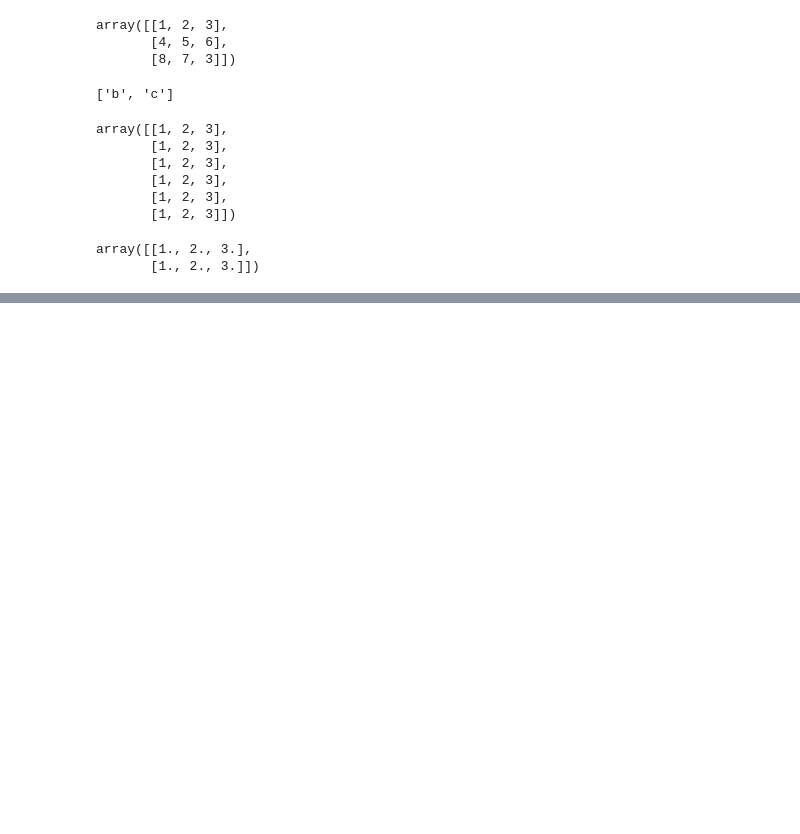
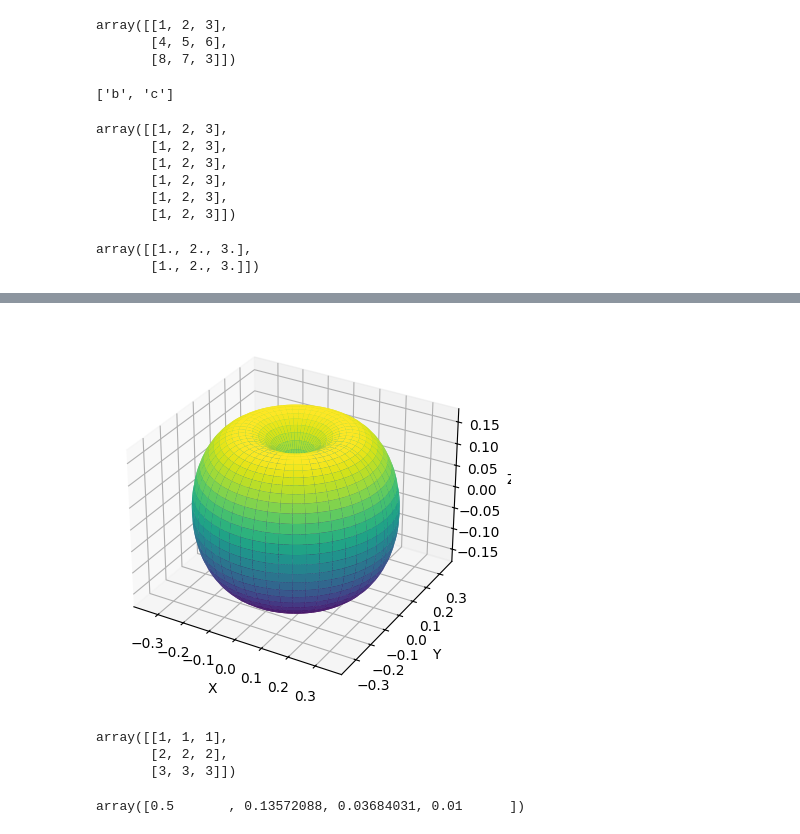
Before and after one commit to matthewjmuscat/biopsylocalization-python, a Jupyter notebook: python_files_dcm_meta_based/test_code.ipynb, the cells around one changed output, grey strips where cells are left out. Drawn from its saved outputs; the diff is of its cells as text; code cells hidden in the pictures; blank space fills up the shorter version.

```diff
--- a/python_files_dcm_meta_based/test_code.ipynb
+++ b/python_files_dcm_meta_based/test_code.ipynb
@@ -3193,0 +3946,13 @@ array([[1., 2., 3.],
+# %%
+def cartesian_to_spherical(x, y, z):
+    r = np.sqrt(x**2 + y**2 + z**2)
+    phi = np.arccos(z / r)
+    theta = np.arctan2(y, x)
+    return r, phi, theta
+
+# Example usage
+x = 1
+y = 0
+z = 0
+r, phi, theta = cartesian_to_spherical(x, y, z)
+print("Spherical coordinates (r, phi (pol), theta (azi)):", r, phi, theta)
@@ -3193,0 +4273,50 @@ array([[1., 2., 3.],
+# %%
+import numpy as np
+import matplotlib.pyplot as plt
+from mpl_toolkits.mplot3d import Axes3D
+from scipy.special import sph_harm
+
+def plot_spherical_function(coeffs, resolution=100):
+    theta, phi = np.linspace(0, np.pi, resolution), np.linspace(0, 2 * np.pi, resolution)
+    theta, phi = np.meshgrid(theta, phi)
+    Y_total = np.zeros_like(theta, dtype=np.complex128)
+
+    # Sum up the contributions of individual spherical harmonics
+    for l in range(int(np.sqrt(len(coeffs)))):
+        for m in range(-l, l + 1):
+            Y_lm = sph_harm(m, l, phi, theta)
+            Y_total += coeffs[l * (l + 1) + m] * Y_lm
+
+    # Convert spherical coordinates to Cartesian coordinates
+    x = np.abs(Y_total) * np.sin(theta) * np.cos(phi)
+    y = np.abs(Y_total) * np.sin(theta) * np.sin(phi)
+    z = np.abs(Y_total) * np.cos(theta)
+
+    fig = plt.figure()
+    ax = fig.add_subplot(111, projection='3d')
+    ax.plot_surface(x, y, z, cmap='viridis')
+    ax.set_xlabel('X')
+    ax.set_ylabel('Y')
+    ax.set_zlabel('Z')
+    plt.show()
+
+# Example usage
+# Define spherical harmonic coefficients (e.g., for a simple spherical harmonic Y(1, 1))
+coeffs = np.array([0, 0, 0, 1j, 0, 0, 0])
+
+plot_spherical_function(coeffs)
+# %% [output]
+[figure, added]
+# %%
+max_interp_dist = max([interp_inter_slice_dist, interp_intra_slice_dist, interp_dist_caps])
+min_interp_dist = min([interp_inter_slice_dist, interp_intra_slice_dist, interp_dist_caps])
+ball_radii = np.linspace(min_interp_dist, max_interp_dist*2, 3)
+structure_trimesh = trimesh_reconstruction_ball_pivot(threeDdata_array_fully_interpolated, ball_radii, radius_for_normals_estimation,max_nn_for_normals_estimation)
+watertight = structure_trimesh.is_watertight()
+print(watertight)
+o3d.visualization.draw_geometries([structure_trimesh], mesh_show_back_face=True)
+area = compute_surface_area(structure_trimesh)
+# %% [output]
+array([[1, 1, 1],
+       [2, 2, 2],
+       [3, 3, 3]])
@@ -3193,0 +4342,7 @@ array([[1., 2., 3.],
+# %%
+alpha_param = 1
+
+trimesh_reconstruction_alphashape_simple(threeDdata_array_fully_interpolated_with_end_caps,
+                                            alpha_param)
+# %% [output]
+array([0.5       , 0.13572088, 0.03684031, 0.01      ])
```
Also changed, not shown: parts of 80 cells of this notebook, 44 other files.
